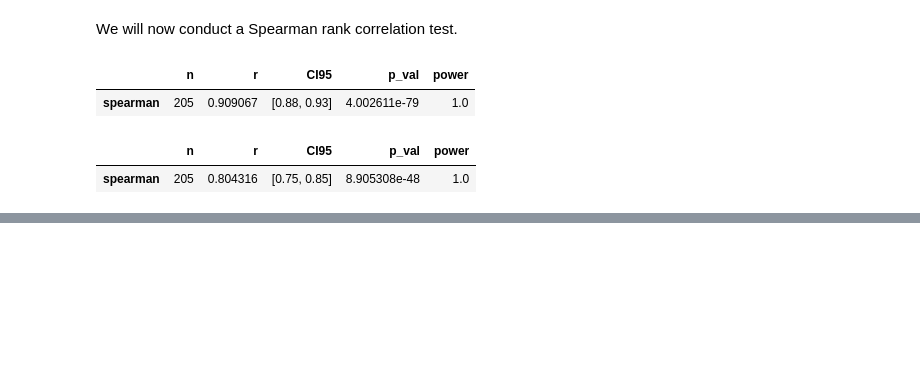
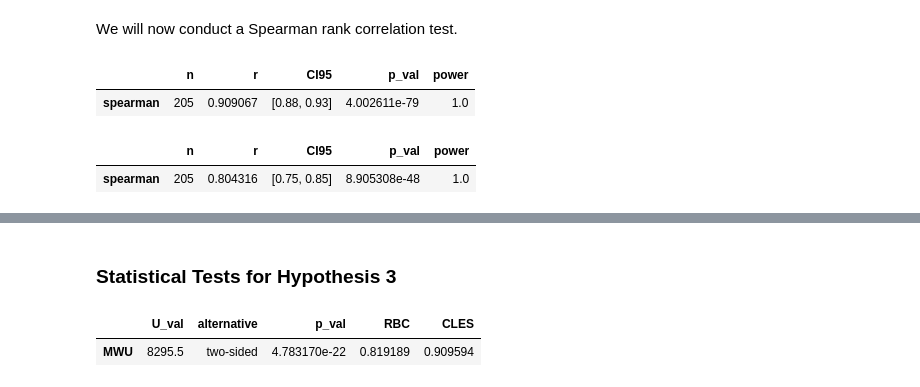
Before and after one commit to EHemraj/Car-Price-Analysis, a Jupyter notebook: jupyter_notebooks/02_EDA.ipynb, the cells around one changed output, grey strips where cells are left out. Cells and saved outputs as stored; diff of their text form; code cells hidden in the pictures; blank space fills up the shorter version.

Commit message:
Test hypothesis 3

```diff
--- a/jupyter_notebooks/02_EDA.ipynb
+++ b/jupyter_notebooks/02_EDA.ipynb
@@ -435,0 +464,16 @@ AI Note: Generative AI was used for markdown and to help interpret the correlati
+# %% [markdown]
+### Statistical Tests for Hypothesis 3
+# %%
+# code from Gemini
+# 1. Isolate prices for rear-wheel drive
+rwd_prices = df[df['drive_wheel'] == 'rwd']['price']
+
+# 2. Isolate prices for front-wheel drive
+fwd_prices = df[df['drive_wheel'] == 'fwd']['price']
+
+# 3. Run the Mann-Whitney U test
+mwu_result = pg.mwu(x=rwd_prices, y=fwd_prices)
+mwu_result
+# %% [output]
+|  | U_val | alternative | p_val | RBC | CLES |
+| MWU | 8295.5 | two-sided | 4.783170e-22 | 0.819189 | 0.909594 |
```
Also changed, not shown: parts of 11 cells of this notebook.
